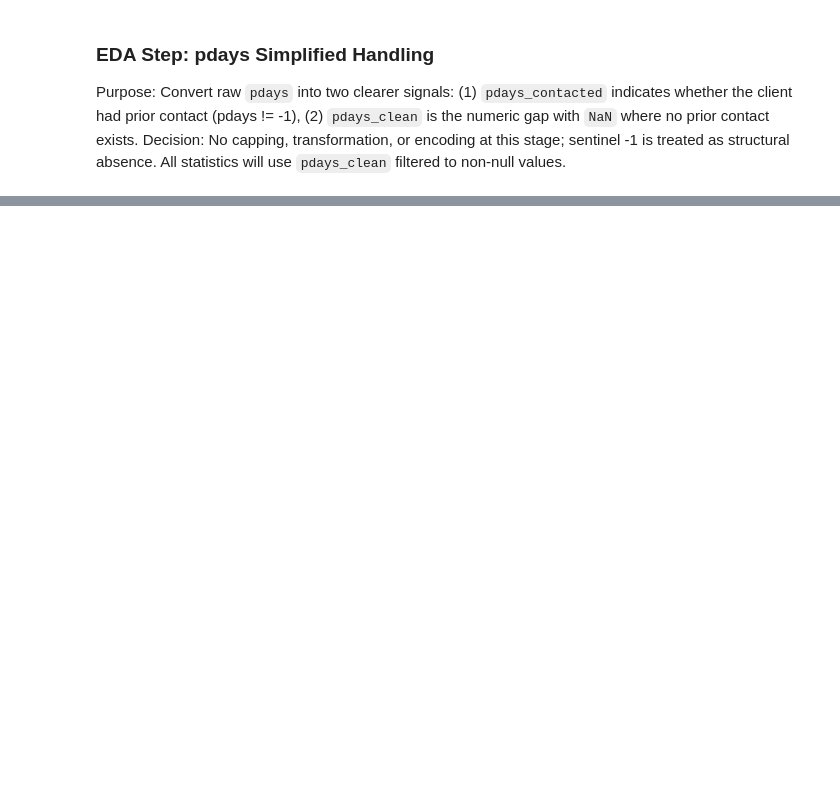
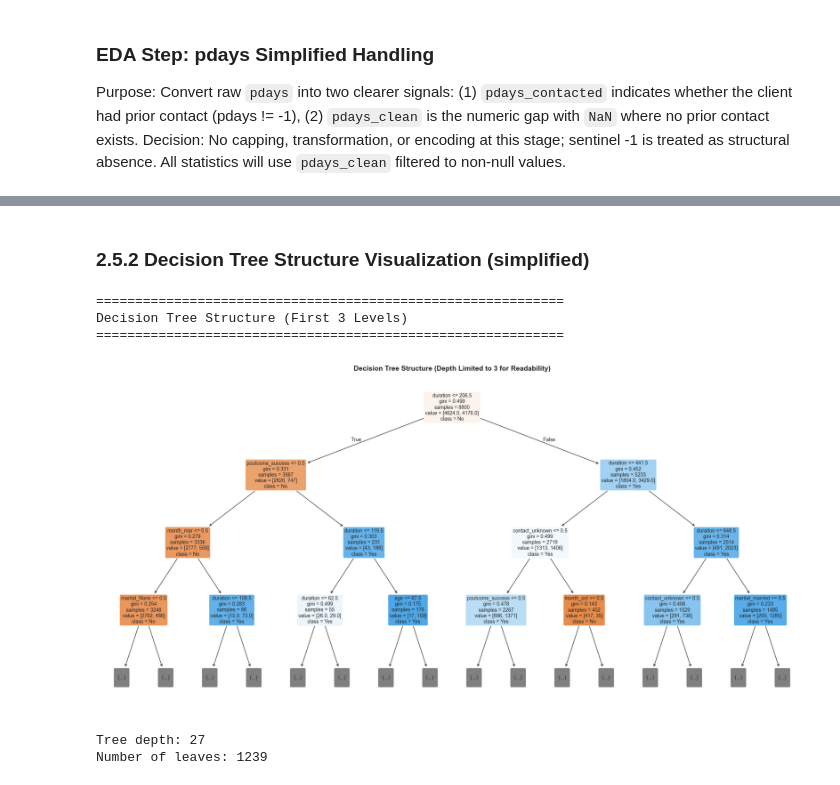
Before and after one commit to MarcosSan4/ML4BIZ, a Jupyter notebook: Assignment 1.ipynb, the cells around one changed output, grey strips where cells are left out. Saved outputs shown, nothing was run; the diff lists cells and outputs as text; code cells hidden in the pictures; blank space fills up the shorter version.

```diff
--- a/Assignment 1.ipynb
+++ b/Assignment 1.ipynb
@@ -361,0 +964,28 @@ Name: count, dtype: int64
+# %% [markdown]
+### 2.5.2 Decision Tree Structure Visualization (simplified)
+# %%
+print("\n" + "="*60)
+print("Decision Tree Structure (First 3 Levels)")
+print("="*60)
+
+plt.figure(figsize=(20, 10))
+plot_tree(tree_classifier,
+          max_depth=3,
+          filled=True,
+          feature_names=feature_names if feature_names else None,
+          class_names=['No', 'Yes'],
+          fontsize=10,
+          rounded=True)
+plt.title('Decision Tree Structure (Depth Limited to 3 for Readability)', fontsize=14, fontweight='bold')
+plt.tight_layout()
+plt.show()
+
+print(f"\nTree depth: {tree_classifier.get_depth()}")
+print(f"Number of leaves: {tree_classifier.get_n_leaves()}")
+# %% [output]
+============================================================
+Decision Tree Structure (First 3 Levels)
+============================================================
+[figure, added]
+Tree depth: 27
+Number of leaves: 1239
```
Also changed, not shown: parts of 84 cells of this notebook, 1 other file.
